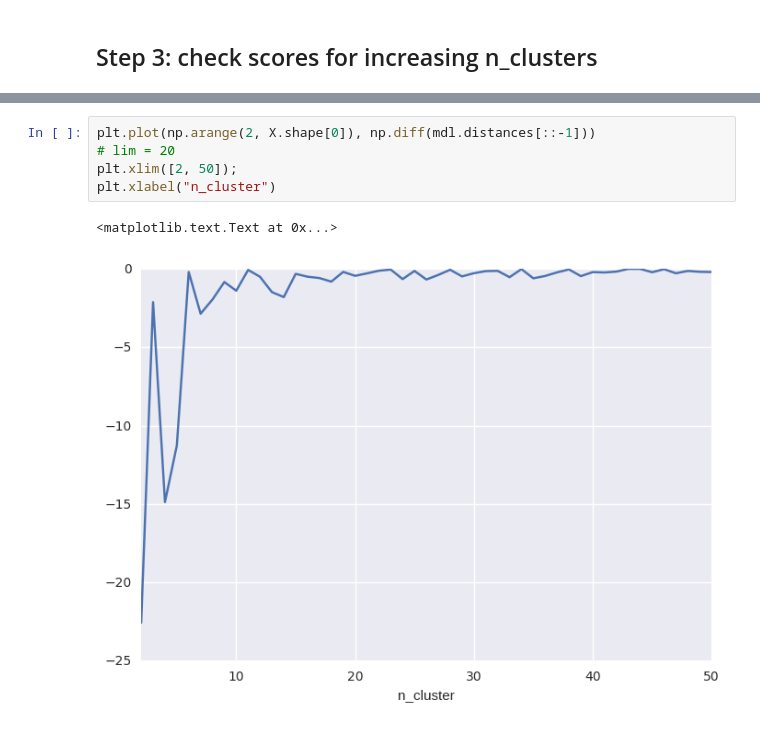
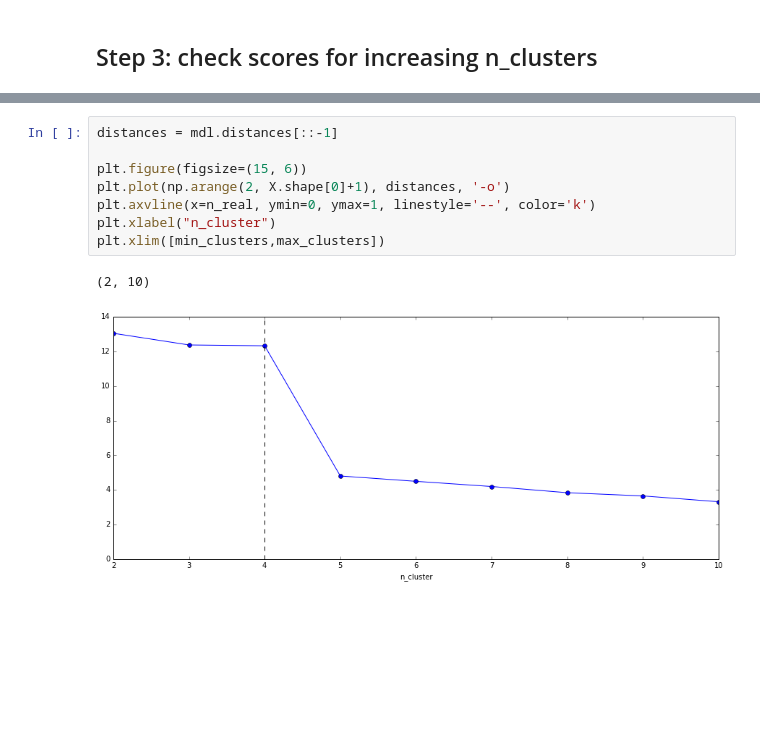
Before and after one commit to slipguru/adenine, a Jupyter notebook: adenine/examples/notebooks/agglomerative_clustering_test.ipynb, the cells around one changed output, grey strips where cells are left out. Cells and saved outputs as stored; diff of their text form; blank space fills up the shorter version.

```diff
--- a/adenine/examples/notebooks/agglomerative_clustering_test.ipynb
+++ b/adenine/examples/notebooks/agglomerative_clustering_test.ipynb
@@ -125,9 +122,12 @@ plt.xlabel("n_cluster")
-# %%
-plt.plot(np.arange(2, X.shape[0]), np.diff(mdl.distances[::-1]))
-# lim = 20
-plt.xlim([2, 50]);
-plt.xlabel("n_cluster")
-# %% [output]
-<matplotlib.text.Text at 0x...>
-[figure, removed]
+# %%
+distances = mdl.distances[::-1]
+
+plt.figure(figsize=(15, 6))
+plt.plot(np.arange(2, X.shape[0]+1), distances, '-o')
+plt.axvline(x=n_real, ymin=0, ymax=1, linestyle='--', color='k')
+plt.xlabel("n_cluster")
+plt.xlim([min_clusters,max_clusters])
+# %% [output]
+(2, 10)
+[figure, added]
 # %%
```
Also changed, not shown: parts of 14 cells of this notebook.
